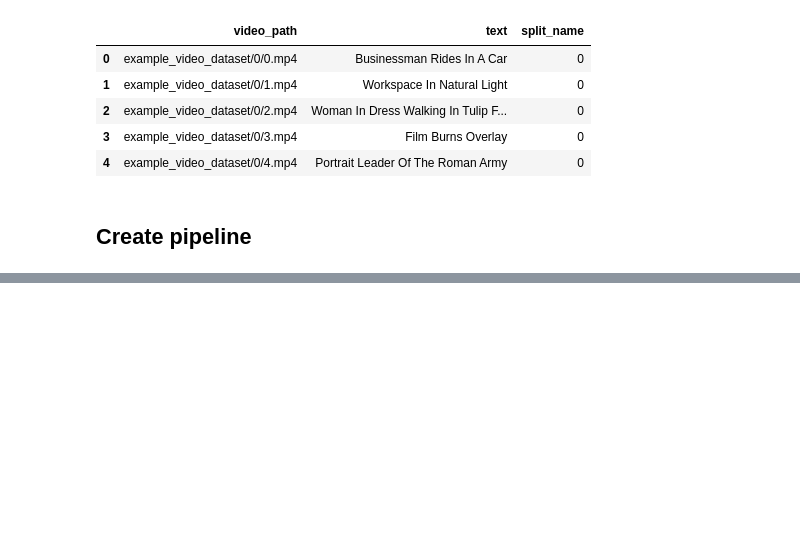
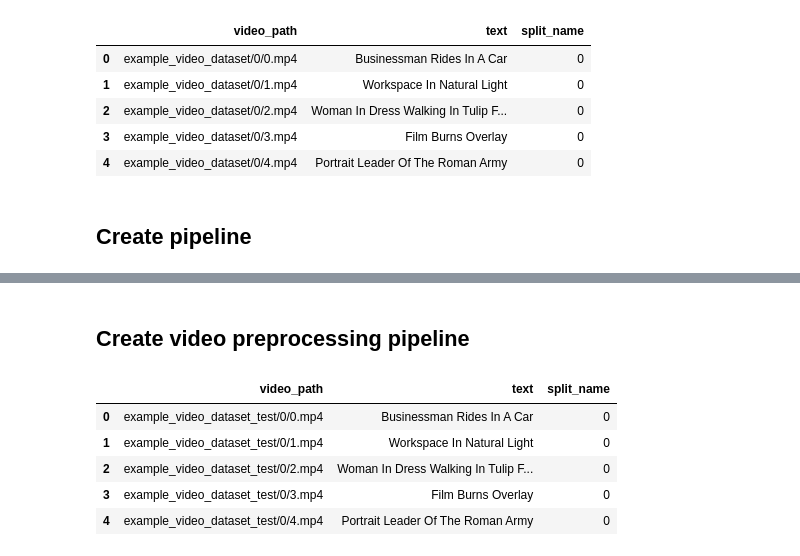
Before and after one commit to ai-forever/DataProcessingFramework, a Jupyter notebook: examples/pipeline_video_example.ipynb, the cells around one changed output, grey strips where cells are left out. Drawn from its saved outputs; the diff is of its cells as text; code cells hidden in the pictures; blank space fills up the shorter version.

```diff
--- a/examples/pipeline_video_example.ipynb
+++ b/examples/pipeline_video_example.ipynb
@@ -78,3 +75,5 @@ processor.df
 | 2 | example_video_dataset/0/2.mp4 | Woman In Dress Walking In Tulip F... | 0 | True | None | 1280 | 720 | 25.000000 | 12.1200 | ... |
 | 3 | example_video_dataset/0/3.mp4 | Film Burns Overlay | 0 | True | None | 1280 | 720 | 23.976024 | 24.5245 | ... |
 | 4 | example_video_dataset/0/4.mp4 | Portrait Leader Of The Roman Army | 0 | True | None | 1280 | 720 | 29.970030 | 9.2092 | ... |
+# %% [markdown]
+## Create video preprocessing pipeline
@@ -80,0 +127,19 @@ processor.df
+# %%
+from DPF import ShardedFilesDatasetConfig, DatasetReader
+
+config = ShardedFilesDatasetConfig.from_path_and_columns(
+    'example_video_dataset_test',
+    video_name_col='video_name',
+    text_col='caption'
+)
+
+reader = DatasetReader()
+processor = reader.read_from_config(config)
+processor.df
+# %% [output]
+|  | video_path | text | split_name |
+| 0 | example_video_dataset_test/0/0.mp4 | Businessman Rides In A Car | 0 |
+| 1 | example_video_dataset_test/0/1.mp4 | Workspace In Natural Light | 0 |
+| 2 | example_video_dataset_test/0/2.mp4 | Woman In Dress Walking In Tulip F... | 0 |
+| 3 | example_video_dataset_test/0/3.mp4 | Film Burns Overlay | 0 |
+| 4 | example_video_dataset_test/0/4.mp4 | Portrait Leader Of The Roman Army | 0 |
```
Also changed, not shown: parts of 6 cells of this notebook, 3 other files.
